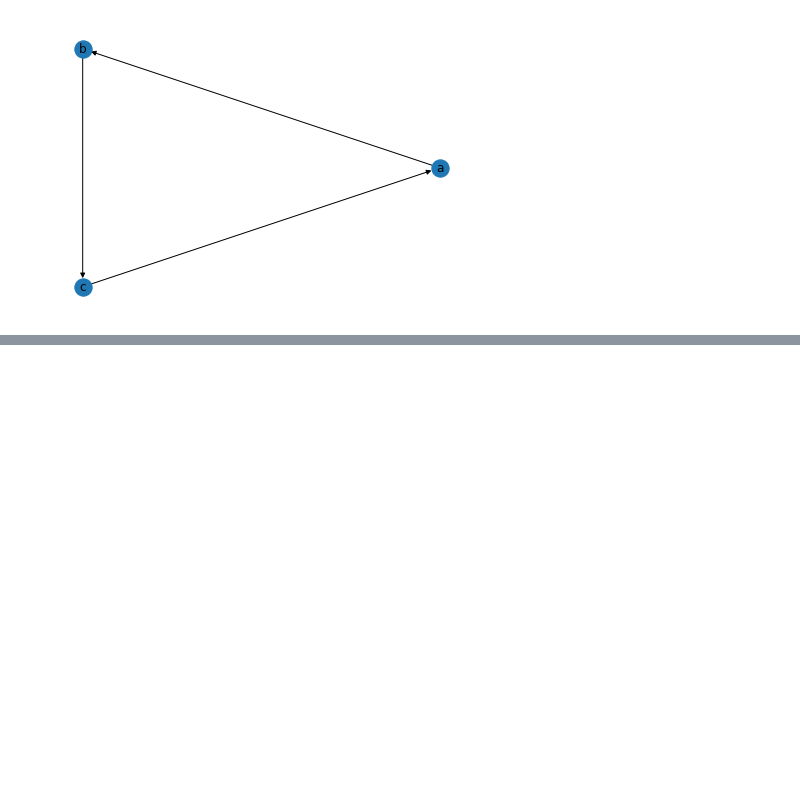
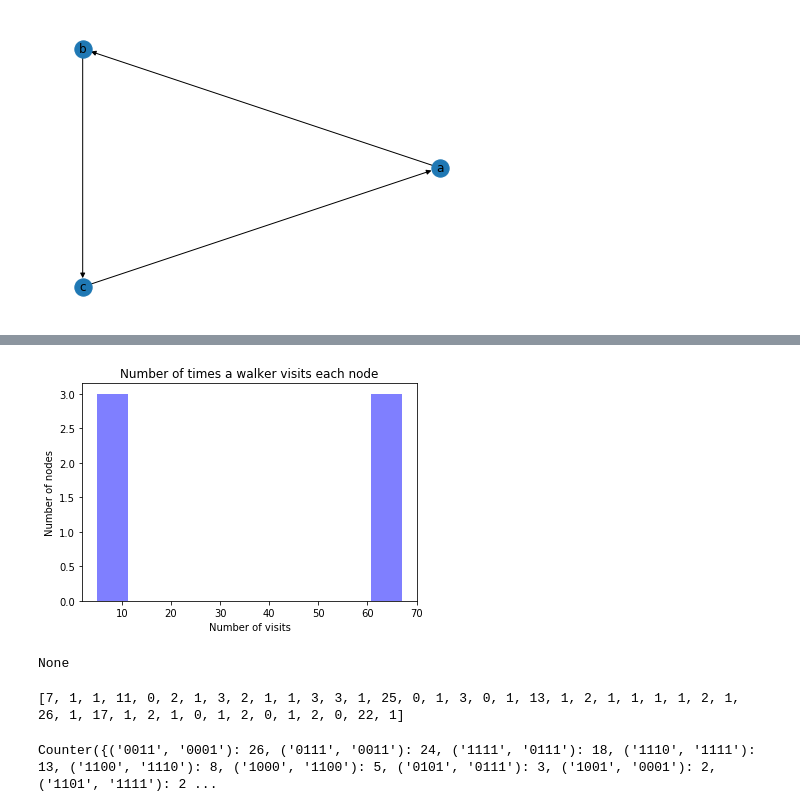
Before and after one commit to robyng15/Boolean-Models, a Jupyter notebook: Boolean_Models.ipynb, the cells around one changed output, grey strips where cells are left out. Cells and saved outputs as stored; diff of their text form; code cells hidden in the pictures; blank space fills up the shorter version.

```diff
--- a/Boolean_Models.ipynb
+++ b/Boolean_Models.ipynb
@@ -748,0 +384,9 @@ None
+# %%
+def find_self_cycle(G_a):
+  self_cycle = list()
+  G = nx.DiGraph(edgelist_a)
+  self_loop_edges = list(nx.selfloop_edges(G))
+  state = [node[0] for node in self_loop_edges]
+  return state
+
+print(find_self_cycle(edgelist_a))
@@ -748,0 +763,17 @@ None
+# %%
+  import numpy as np
+
+  def hist_nodes_visits(G):
+    nodes = G.nodes()
+    count = count_nodes(G)
+    num_bins = 10
+    plt.hist(count.values(), num_bins, facecolor='blue', alpha=0.5)
+    plt.xlabel('Number of visits')
+    plt.ylabel('Number of nodes')
+    plt.title('Number of times a walker visits each node')
+    plt.show()
+
+print(hist_nodes_visits(G))
+# %% [output]
+[figure, added]
+None
@@ -748,0 +798,47 @@ None
+# %%
+def count_traffic(G_a):
+  nodes = G_a.nodes()
+  edges = [e for e in G_a.edges()]
+  #print(edges)
+  list_widths = [0 for k in range(len(edges))]
+  #print(list_widths)
+  # Outer loop over random walks
+  for i in range(2*len(nodes)):
+    random_walk = individual_random_walk(G_a)
+    if len(random_walk) > 1:
+      rw = list(random_walk)
+      random_walk = [(e[0],e[1]) for e in rw]
+      #print(random_walk)
+  # inner loop over edges in G
+      for j in range(len(edges)):
+        if edges[j] in random_walk:
+          list_widths[j] += 1
+          if edges[j][0] == edges[j][1]:
+            list_widths[j] = 1
+     #print(list_widths)
+  return list_widths
+
+print(count_traffic(G_a))
+# %% [output]
+[7, 1, 1, 11, 0, 2, 1, 3, 2, 1, 1, 3, 3, 1, 25, 0, 1, 3, 0, 1, 13, 1, 2, 1, 1, 1, 1, 2, 1, 26, 1, 17, 1, 2, 1, 0, 1, 2, 0, 1, 2, 0, 22, 1]
+# %%
+def count_edges(G_a):
+  nodes = G_a.nodes()
+  edges = G_a.edges()
+  edge_walk_list = []
+  self_nodes = []
+  for i in range(2*len(nodes)):
+    random_walk = individual_random_walk(G_a)
+    if len(random_walk) > 1:
+      rw = list(random_walk)
+      random_walk = [(e[0],e[1]) for e in rw]
+      count_edge = [0 for i in range(len(random_walk))]
+      for j in range(len(random_walk)):
+        if random_walk[j][0] == random_walk[j][1]:
+          self_nodes.append(random_walk[j][0])
+        else:
+          edge_walk_list.append(random_walk[j])
+  return Counter(edge_walk_list)
+print(count_edges(G_a))
+# %% [output]
+Counter({('0011', '0001'): 26, ('0111', '0011'): 24, ('1111', '0111'): 18, ('1110', '1111'): 13, ('1100', '1110'): 8, ('1000', '1100'): 5, ('0101', '0111'): 3, ('1001', '0001'): 2, ('1101', '1111'): 2 ...
```
Also changed, not shown: parts of 55 cells of this notebook.
